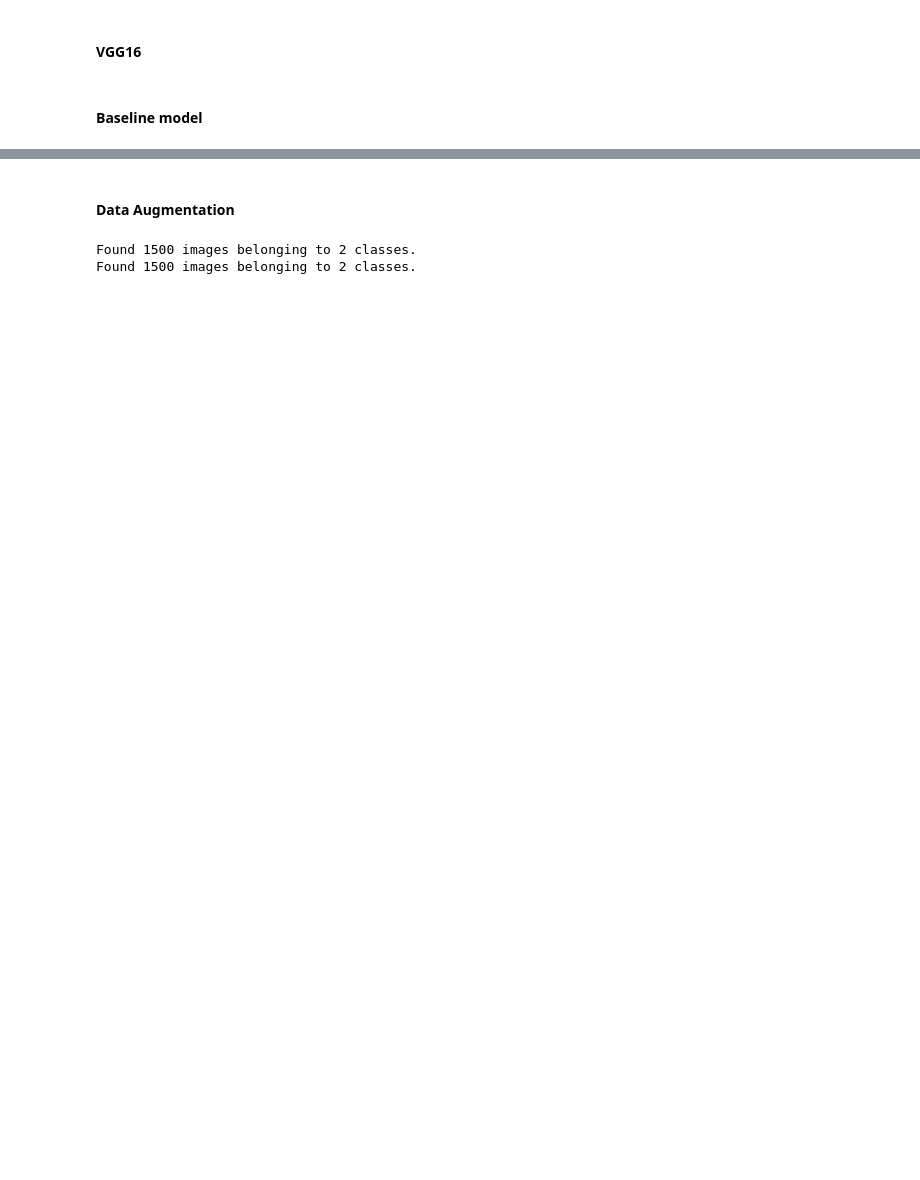
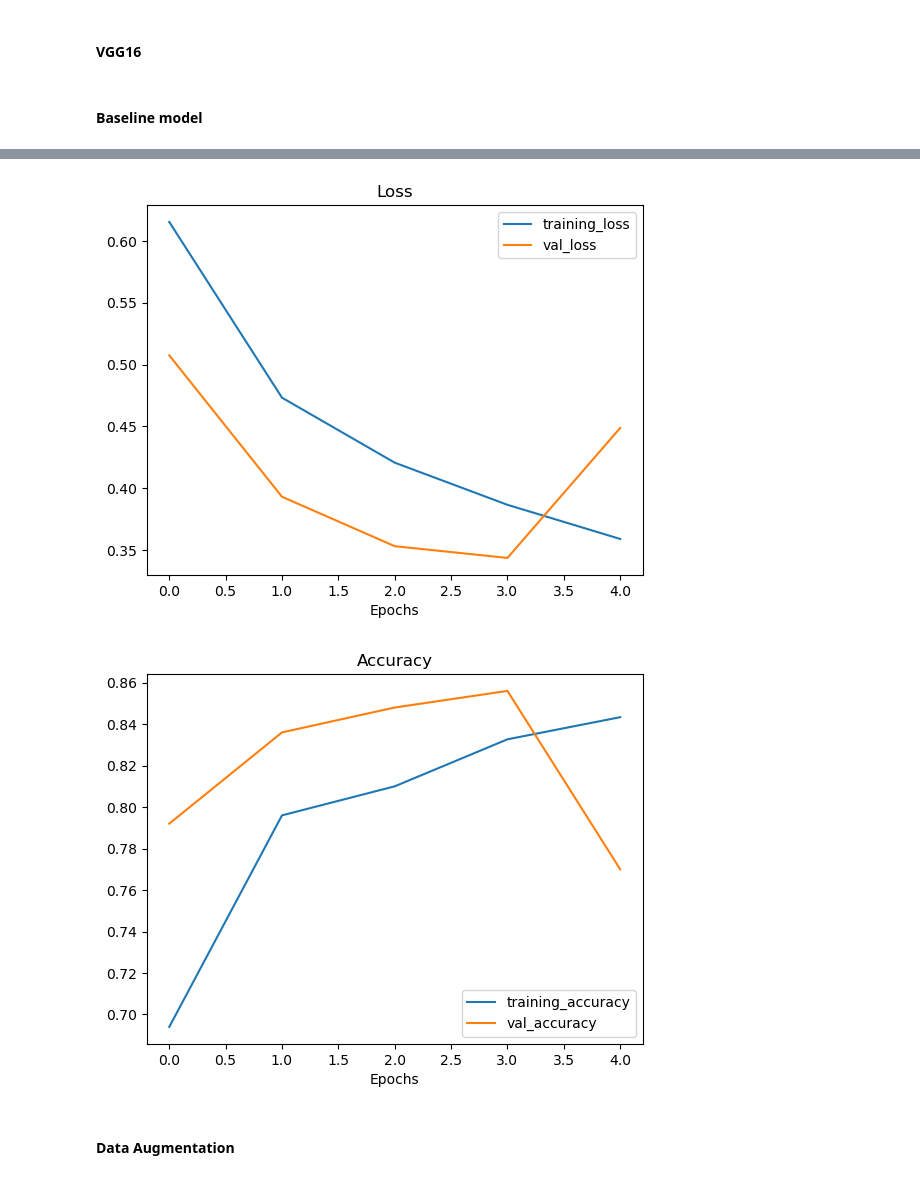
Before and after one commit to dibkb/tensorflow-udemy, a Jupyter notebook: CNN/1.ipynb, the cells around one changed output, grey strips where cells are left out. Cells and saved outputs as stored; diff of their text form; code cells hidden in the pictures; blank space fills up the shorter version.

Commit message:
created baseline class

```diff
--- a/CNN/1.ipynb
+++ b/CNN/1.ipynb
@@ -406,31 +406,3 @@ Epoch 5/5
-# %%
-class ImprovedBaseline:
-    def __init__(self):
-        self.model = self.build_model()
-        self.compile_model()
-
-    def build_model(self):
-        model = Sequential([
-            Conv2D(filters=16, kernel_size=(3, 3), padding="valid", activation="relu"),
-            MaxPool2D(pool_size=(2, 2)),
-            Conv2D(filters=16, kernel_size=(3, 3), padding="valid", activation="relu"),
-            MaxPool2D(pool_size=(2, 2)),
-            Conv2D(filters=16, kernel_size=(3, 3), padding="valid", activation="relu"),
-            MaxPool2D(pool_size=(2, 2)),
-            Flatten(),
-            Dense(units=1, activation="sigmoid")
-        ])
-        return model
-
-    def compile_model(self):
-        self.model.compile(loss="binary_crossentropy", optimizer="adam", metrics=["accuracy"])
-
-    def train_model(self, train_data, valid_data, epochs=5):
-        history = self.model.fit(train_data, epochs=epochs,
-                                 steps_per_epoch=len(train_data),
-                                 validation_data=valid_data,
-                                 validation_steps=len(valid_data))
-        return history
 # %%
 plot_loss_curves(history_five)
 # %% [output]
@@ -447,0 +481,2 @@ history_df(history_five)
+# %%
+model_six = ImprovedBaseline(train_data,valid_data)
@@ -448,3 +507,8 @@ history_df(history_five)
+# %%
+model_six.plot_loss_curves()
+# %% [output]
+[figure, added]
+[figure, added]
 # %% [markdown]
 #### Data Augmentation
 # %%
@@ -462,6 +526,12 @@ train_datagen_aug = ImageDataGenerator(
     featurewise_center=True,
     featurewise_std_normalization=True,
 )
+test_datagen = ImageDataGenerator(
+    rescale=1/255.
+)
+train_datagen = ImageDataGenerator(
+    rescale=1/255.
+)
 
 train_data_aug = train_datagen_aug.flow_from_directory(train_dir,target_size=(224, 224),
                                                         batch_size=32,
@@ -473,9 +543,10 @@ train_data = train_datagen.flow_from_directory(train_dir,
                                                batch_size=32,
                                                class_mode='binary',
                                                shuffle=False) # Don't shuffle for demonstration purposes
+test_data = test_datagen.flow_from_directory(test_dir,
+                                             target_size=(224, 224),
+                                             batch_size=32,
+                                             class_mode='binary')
-# %% [output]
-Found 1500 images belonging to 2 classes.
-Found 1500 images belonging to 2 classes.
 # %%
 augmented_images,_ = train_data_aug.next()
 images,labels =train_data.next()
```
Also changed, not shown: parts of 20 cells of this notebook.
